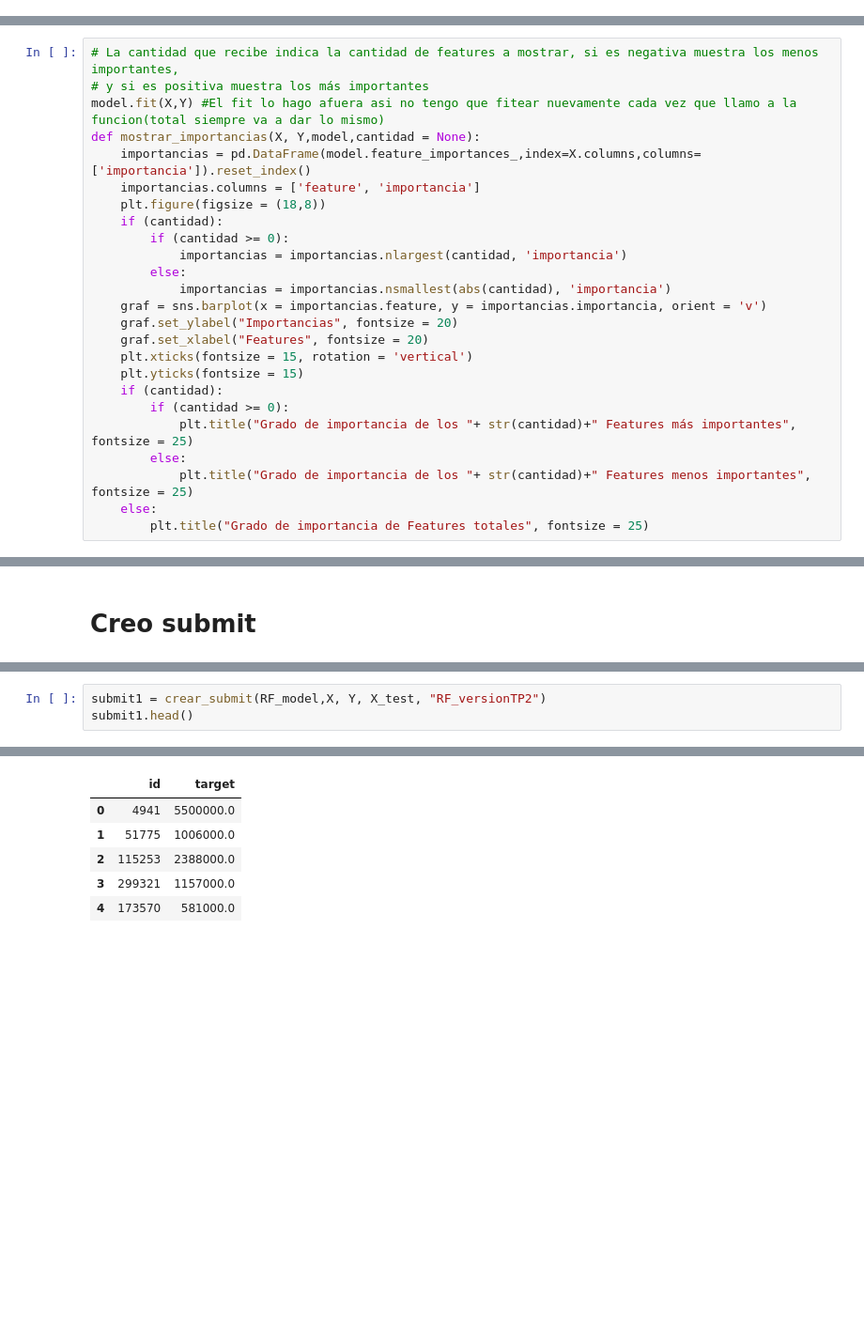
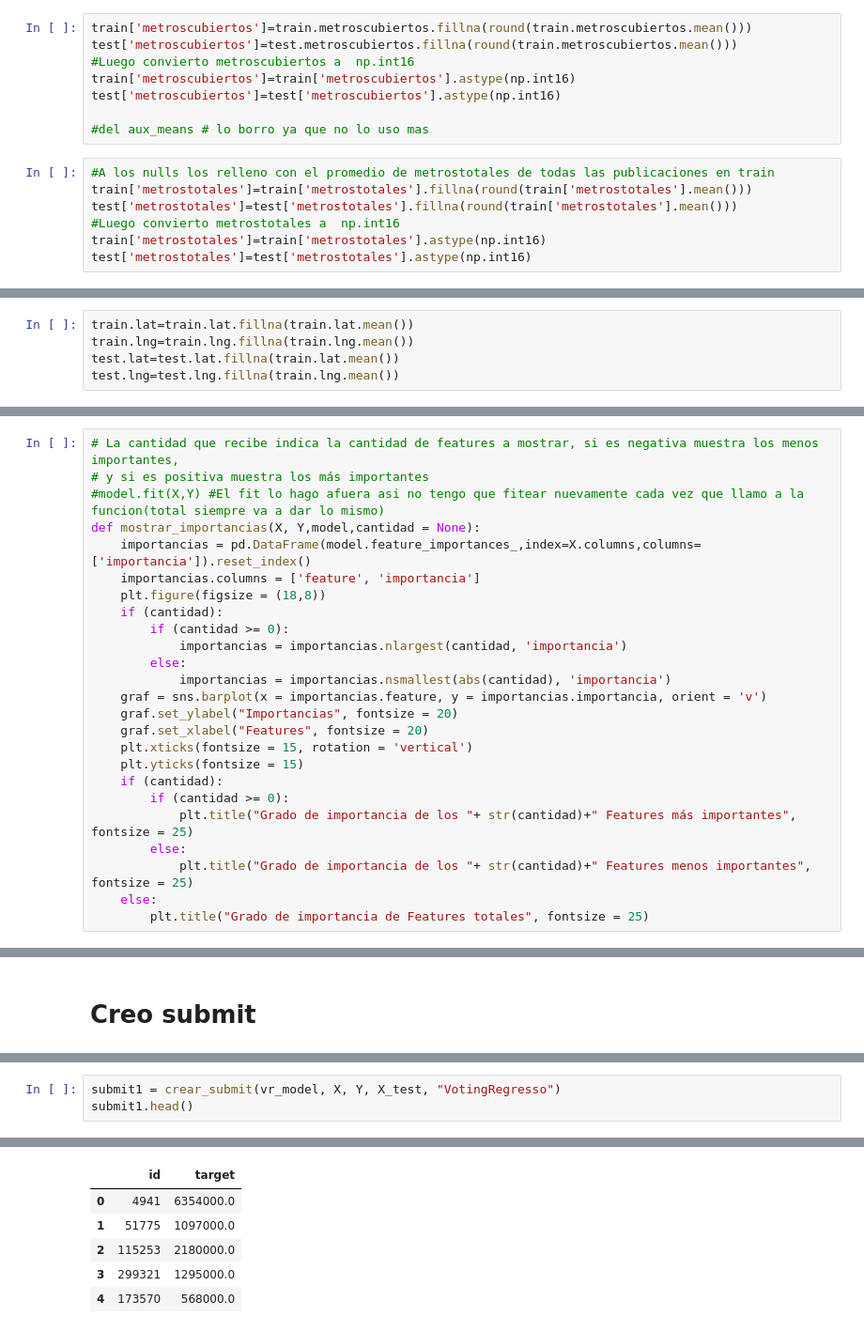
Before and after one commit to luctiz/Grupo43-TP2, a Jupyter notebook: TP2.ipynb, the cells around one changed output, grey strips where cells are left out. Shown at 94% size. Drawn from its saved outputs; the diff is of its cells as text; blank space fills up the shorter version.

Commit message:
Llenado de nulls de lat lng y metroscubiertos

```diff
--- a/TP2.ipynb
+++ b/TP2.ipynb
@@ -50,3 +57,18 @@ test['habitaciones']=test['habitaciones'].astype(np.int8)
+# %%
+train['metroscubiertos']=train.metroscubiertos.fillna(round(train.metroscubiertos.mean()))
+test['metroscubiertos']=test.metroscubiertos.fillna(round(train.metroscubiertos.mean()))
+#Luego convierto metroscubiertos a  np.int16
+train['metroscubiertos']=train['metroscubiertos'].astype(np.int16)
+test['metroscubiertos']=test['metroscubiertos'].astype(np.int16)
+
+#del aux_means # lo borro ya que no lo uso mas
+# %%
+#A los nulls los relleno con el promedio de metrostotales de todas las publicaciones en train
+train['metrostotales']=train['metrostotales'].fillna(round(train['metrostotales'].mean()))
+test['metrostotales']=test['metrostotales'].fillna(round(train['metrostotales'].mean()))
+#Luego convierto metrostotales a  np.int16
+train['metrostotales']=train['metrostotales'].astype(np.int16)
+test['metrostotales']=test['metrostotales'].astype(np.int16)
 # %%
 #A los que no tienen datos de antiguedad los relleno con la antiguedad promedio (es 8)
 train['antiguedad']=train['antiguedad'].fillna(round(train['antiguedad'].mean()))
@@ -106,3 +118,8 @@ test['id']=test['id'].astype(np.int32)
+# %%
+train.lat=train.lat.fillna(train.lat.mean())
+train.lng=train.lng.fillna(train.lng.mean())
+test.lat=test.lat.fillna(train.lat.mean())
+test.lng=test.lng.fillna(train.lng.mean())
 # %%
 #Algunas columnas tienen nulls que no se como encararlos. Por ahora los relleno con 0
 train=train.fillna(0)
@@ -411,7 +432,7 @@ RF_mae_score
 # %%
 # La cantidad que recibe indica la cantidad de features a mostrar, si es negativa muestra los menos importantes,
 # y si es positiva muestra los más importantes
-model.fit(X,Y) #El fit lo hago afuera asi no tengo que fitear nuevamente cada vez que llamo a la funcion(total siempre va a dar lo mismo)
+#model.fit(X,Y) #El fit lo hago afuera asi no tengo que fitear nuevamente cada vez que llamo a la funcion(total siempre va a dar lo mismo)
 def mostrar_importancias(X, Y,model,cantidad = None):
     importancias = pd.DataFrame(model.feature_importances_,index=X.columns,columns=['importancia']).reset_index()
     importancias.columns = ['feature', 'importancia']
@@ -469,4 +490,4 @@ submit1.head()
 # %%
-submit1 = crear_submit(RF_model,X, Y, X_test, "RF_versionTP2")
+submit1 = crear_submit(vr_model, X, Y, X_test, "VotingRegresso")
 submit1.head()
 # %% [output]
@@ -473,6 +495,6 @@ submit1.head()
 |  | id | target |
-| 0 | 4941 | 5500000.0 |
-| 1 | 51775 | 1006000.0 |
-| 2 | 115253 | 2388000.0 |
-| 3 | 299321 | 1157000.0 |
-| 4 | 173570 | 581000.0 |
+| 0 | 4941 | 6354000.0 |
+| 1 | 51775 | 1097000.0 |
+| 2 | 115253 | 2180000.0 |
+| 3 | 299321 | 1295000.0 |
+| 4 | 173570 | 568000.0 |
```
Also changed, not shown: parts of 14 cells of this notebook, 1 other file.
